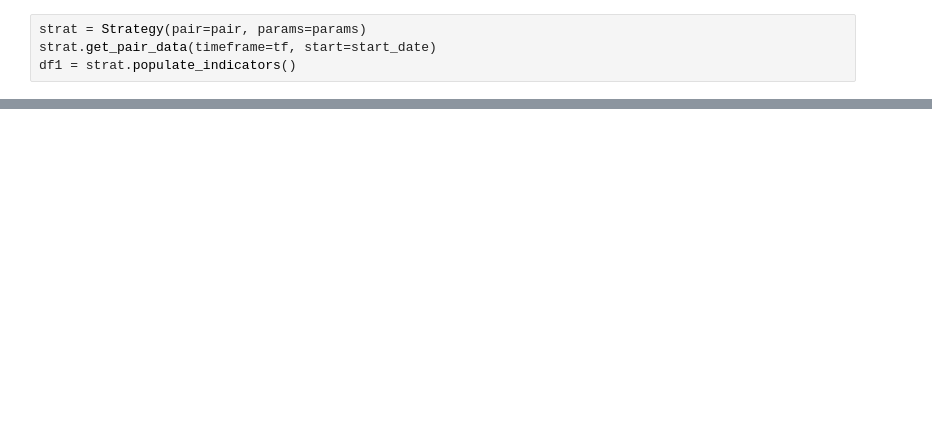
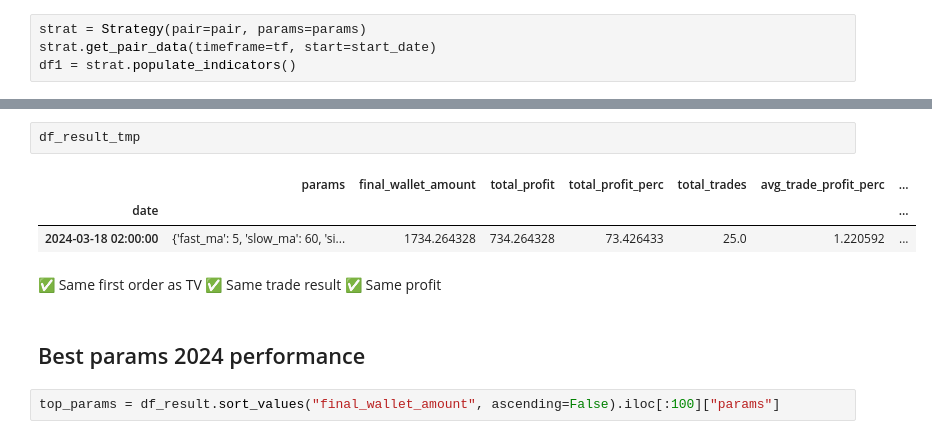
Before and after one commit to thomasclem/autotrade, a Jupyter notebook: strategies/mrat/opti_long_mrat.ipynb, the cells around one changed output, grey strips where cells are left out. Drawn from its saved outputs; the diff is of its cells as text; blank space fills up the shorter version.

```diff
--- a/strategies/mrat/opti_long_mrat.ipynb
+++ b/strategies/mrat/opti_long_mrat.ipynb
@@ -443,0 +337,14 @@ See the caveats in the documentation: https://pandas.pydata.org/pandas-docs/stab
+# %%
+df_result_tmp
+# %% [output]
+|  | params | final_wallet_amount | total_profit | total_profit_perc | total_trades | avg_trade_profit_perc | ... |
+| date |  |  |  |  |  |  | ... |
+| 2024-03-18 02:00:00 | {'fast_ma': 5, 'slow_ma': 60, 'si... | 1734.264328 | 734.264328 | 73.426433 | 25.0 | 1.220592 | ... |
+# %% [markdown]
+✅ Same first order as TV
+✅ Same trade result
+✅ Same profit
+# %% [markdown]
+## Best params 2024 performance
+# %%
+top_params = df_result.sort_values("final_wallet_amount", ascending=False).iloc[:100]["params"]
```
Also changed, not shown: parts of 23 cells of this notebook, 1 other file.
